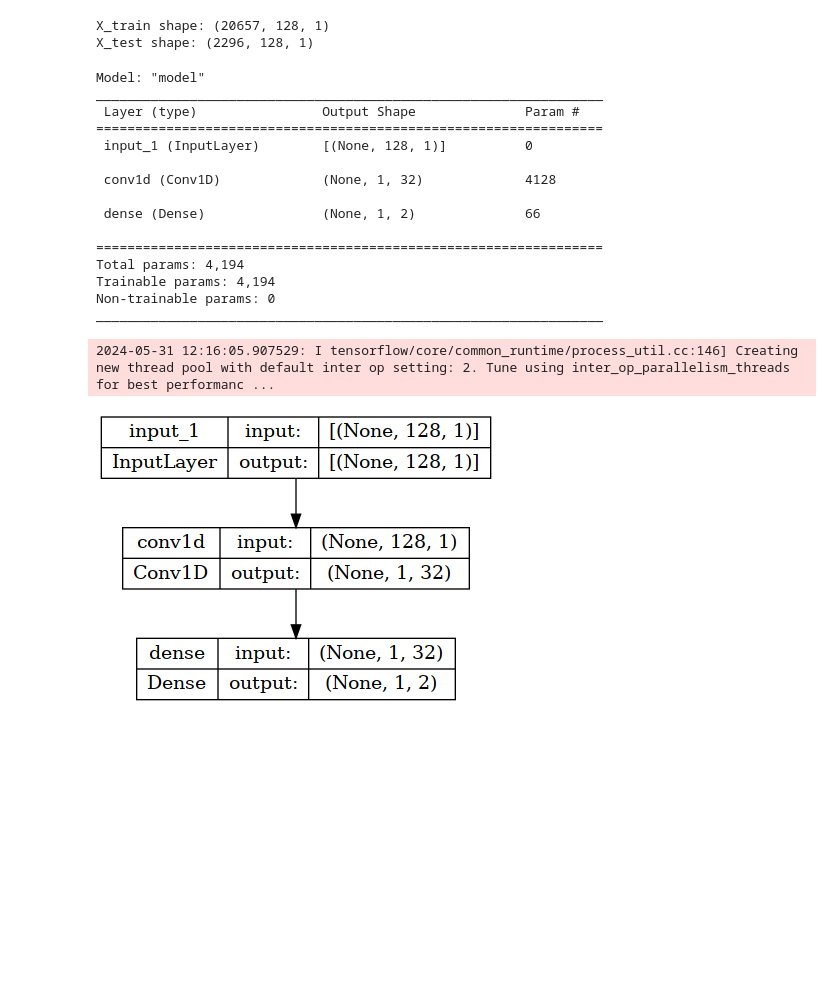
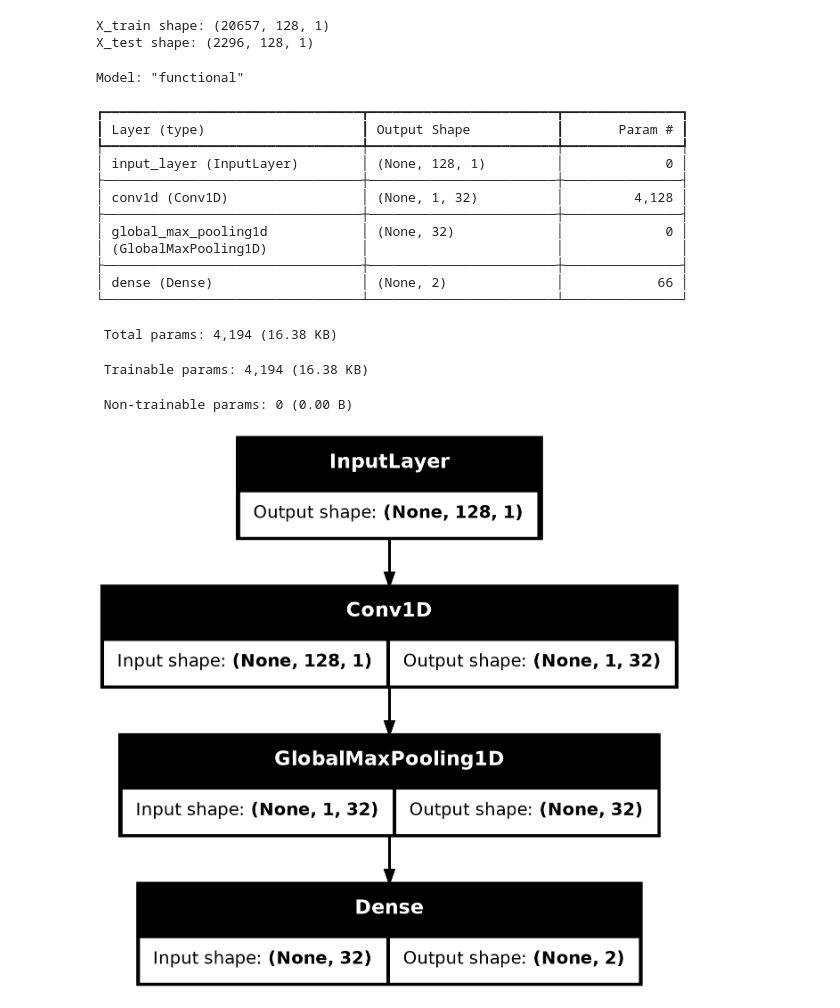
Before and after one commit to Numerix-DSP/siglib, a Jupyter notebook: Python_utils/wav_file_ml_pre_process_and_cnn.ipynb, the cells around one changed output. Cells and saved outputs as stored; diff of their text form; code cells hidden in the pictures; blank space fills up the shorter version.

```diff
--- a/Python_utils/wav_file_ml_pre_process_and_cnn.ipynb
+++ b/Python_utils/wav_file_ml_pre_process_and_cnn.ipynb
@@ -238,31 +232,38 @@ X_test shape: (2296, 128, 1)
 # %%
 # Time Series Classification Model
 input_layer = tf.keras.layers.Input(shape=(networkInputLayerNodes,1))
-conv1 = tf.keras.layers.Conv1D(filters=32, kernel_size=networkInputLayerNodes, activation='relu', use_bias=True)(input_layer)
-output_layer = tf.keras.layers.Dense(numClasses, activation="sigmoid", use_bias=True)(conv1)
+x = tf.keras.layers.Conv1D(filters=32,
+                           kernel_size=networkInputLayerNodes,
+                           activation='relu',
+                           use_bias=True)(input_layer)
+x = tf.keras.layers.GlobalMaxPooling1D()(x)  # or GlobalAveragePooling1D(), or Flatten()
+output_layer = tf.keras.layers.Dense(numClasses,
+                                    #  activation="sigmoid",
+                                     activation="softmax",
+                                     use_bias=True)(x)
 
 model_tsc = tf.keras.models.Model(inputs=input_layer, outputs=output_layer)
 
 model_tsc.summary()
 tf.keras.utils.plot_model(model_tsc, show_shapes=True)
 # %% [output]
-Model: "model"
-_________________________________________________________________
- Layer (type)                Output Shape              Param #
-=================================================================
- input_1 (InputLayer)        [(None, 128, 1)]          0
-
- conv1d (Conv1D)             (None, 1, 32)             4128
-
- dense (Dense)               (None, 1, 2)              66
-
-=================================================================
-Total params: 4,194
-Trainable params: 4,194
-Non-trainable params: 0
-_________________________________________________________________
+Model: "functional"
-2024-05-31 12:16:05.907529: I tensorflow/core/common_runtime/process_util.cc:146] Creating new thread pool with default inter op setting: 2. Tune using inter_op_parallelism_threads for best performanc ...
+┏━━━━━━━━━━━━━━━━━━━━━━━━━━━━━━━━━┳━━━━━━━━━━━━━━━━━━━━━━━━┳━━━━━━━━━━━━━━━┓
+┃ Layer (type)                    ┃ Output Shape           ┃       Param # ┃
+┡━━━━━━━━━━━━━━━━━━━━━━━━━━━━━━━━━╇━━━━━━━━━━━━━━━━━━━━━━━━╇━━━━━━━━━━━━━━━┩
+│ input_layer (InputLayer)        │ (None, 128, 1)         │             0 │
+├─────────────────────────────────┼────────────────────────┼───────────────┤
+│ conv1d (Conv1D)                 │ (None, 1, 32)          │         4,128 │
+├─────────────────────────────────┼────────────────────────┼───────────────┤
+│ global_max_pooling1d            │ (None, 32)             │             0 │
+│ (GlobalMaxPooling1D)            │                        │               │
+├─────────────────────────────────┼────────────────────────┼───────────────┤
+│ dense (Dense)                   │ (None, 2)              │            66 │
+└─────────────────────────────────┴────────────────────────┴───────────────┘
+ Total params: 4,194 (16.38 KB)
+ Trainable params: 4,194 (16.38 KB)
+ Non-trainable params: 0 (0.00 B)
-[figure, old version]
+[figure, new version]
 # %%
 # Train the model
 
```
Also changed, not shown: parts of 10 cells of this notebook, 49 other files.
